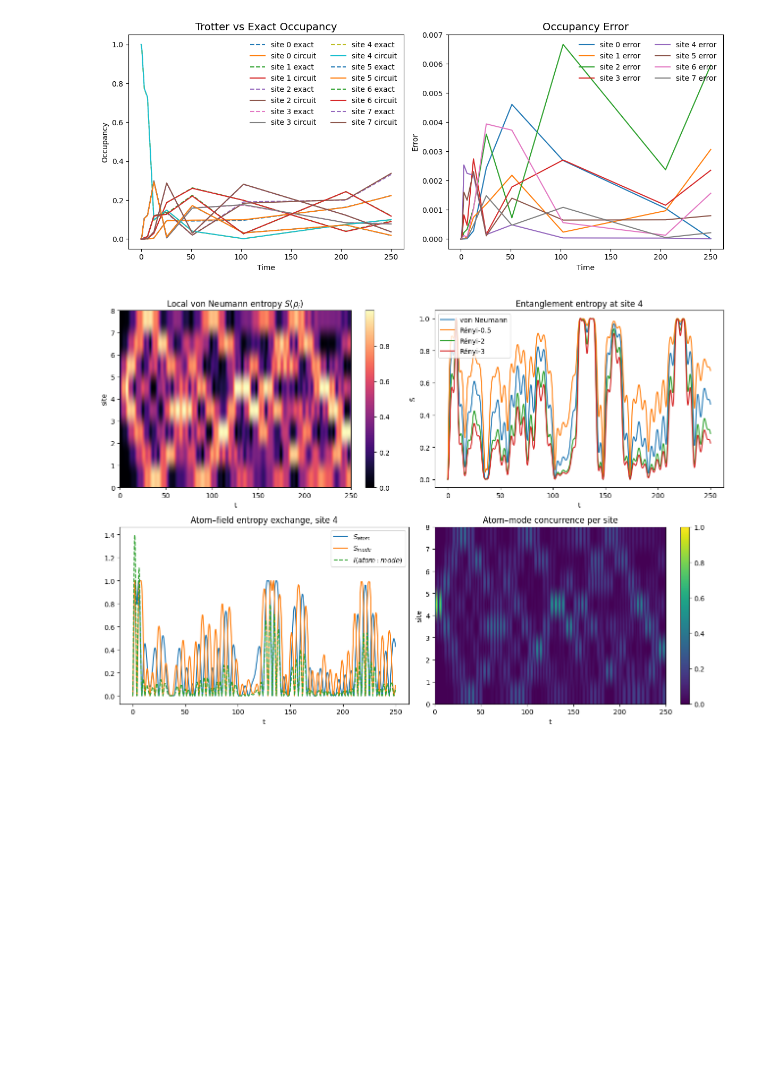
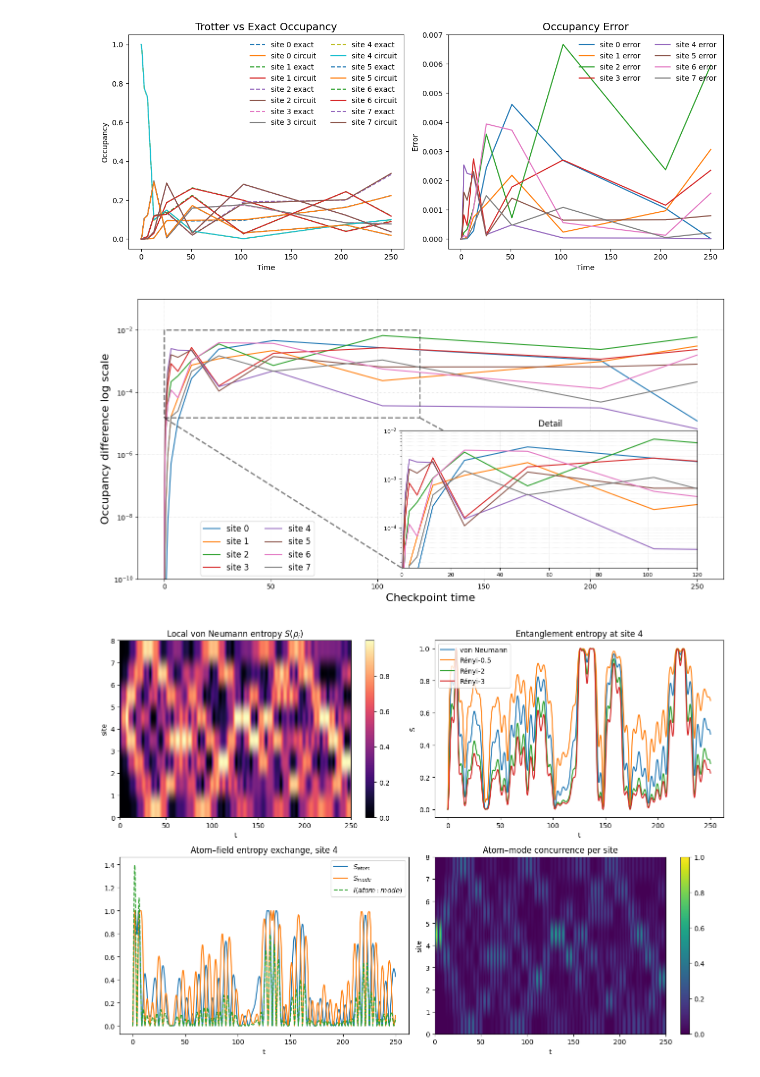
Before and after one commit to Dilip-Ojha/Bosonic_Qiskit, a Jupyter notebook: 11_jch_model.ipynb, the cells around one changed output. Drawn from its saved outputs; the diff is of its cells as text; code cells hidden in the pictures; blank space fills up the shorter version.

```diff
--- a/11_jch_model.ipynb
+++ b/11_jch_model.ipynb
@@ -439,5 +377,55 @@ fig.savefig(save_path, bbox_inches='tight')
 # %% [output]
 [figure]
+# %%
+CHECKPOINTS = np.array([0,2, 4, 8, 16, 32, 64, 128, 256, 512, 1024, 2048,4096,5000], dtype=int)
+checkpoint_times = times[CHECKPOINTS]
+
+# Single combined plot with distinct line styles and a zoomed plateau inset.
+fig, ax = plt.subplots(figsize=(13, 6.5))
+
+# markers = ["o", "s", "^", "D", "v", "P", "X", "*"]
+# line_styles = ["-", "--", "-.", ":", (0, (5, 1)), (0, (3, 1, 1, 1)), (0, (7, 2)), (0, (1, 1))]
+plot_errors = np.maximum(occupancy_diff[:, CHECKPOINTS], 1e-12)
+
+for site in range(N_SITES):
+    ax.plot( checkpoint_times, plot_errors[site], label=f"site {site}")
+
+ax.set_xlabel("Checkpoint time", fontsize=16)
+ax.set_ylabel("Occupancy difference log scale", fontsize=16)
+#ax.set_title("Occupancy Difference (Trotter vs Exact) at Checkpoints", fontsize=15)
+ax.set_yscale("log")
+ax.set_ylim(1e-10, 1e-1)
+ax.grid(True, which="both", linestyle=":", linewidth=0.7, alpha=0.65)
+ax.legend(ncol=2, frameon=True, loc="upper left", bbox_to_anchor=(0.10, 0.22), fontsize=12)
+
+# Magnify the region where the curves form a plateau.
+inset = ax.inset_axes([0.45, 0.04, 0.505, 0.49])  # [x0, y0, width, height] in axes fraction
+for site in range(N_SITES):
+    inset.plot(
+        checkpoint_times,
+        plot_errors[site]
+    )
+
+# making zoom connecting lines
+ax.indicate_inset_zoom(inset, edgecolor="black", alpha=0.5, linewidth=2.0, linestyle="--")
+
+#inset.set_xlim(16, checkpoint_times[-1])
+inset.set_xlim(0, 120)
+inset.set_ylim(1.5e-5, 1e-2)
+inset.set_yscale("log")
+inset.set_title(" Detail", fontsize=12)
+inset.grid(True, which="both", linestyle=":", linewidth=0.5, alpha=0.65)
+inset.tick_params(labelsize=8)
+
+#smoothing the curve in inset
+
+
+fig.tight_layout()
+save_path = "jch_occupancy_difference_logscale_with_inset.pdf"
+fig.savefig(save_path, bbox_inches='tight')
+plt.show()
+# %% [output]
+[figure, added]
 # %%
 from qiskit.quantum_info import DensityMatrix, entropy, partial_trace, concurrence
 
```
Also changed, not shown: parts of 11 cells of this notebook.
